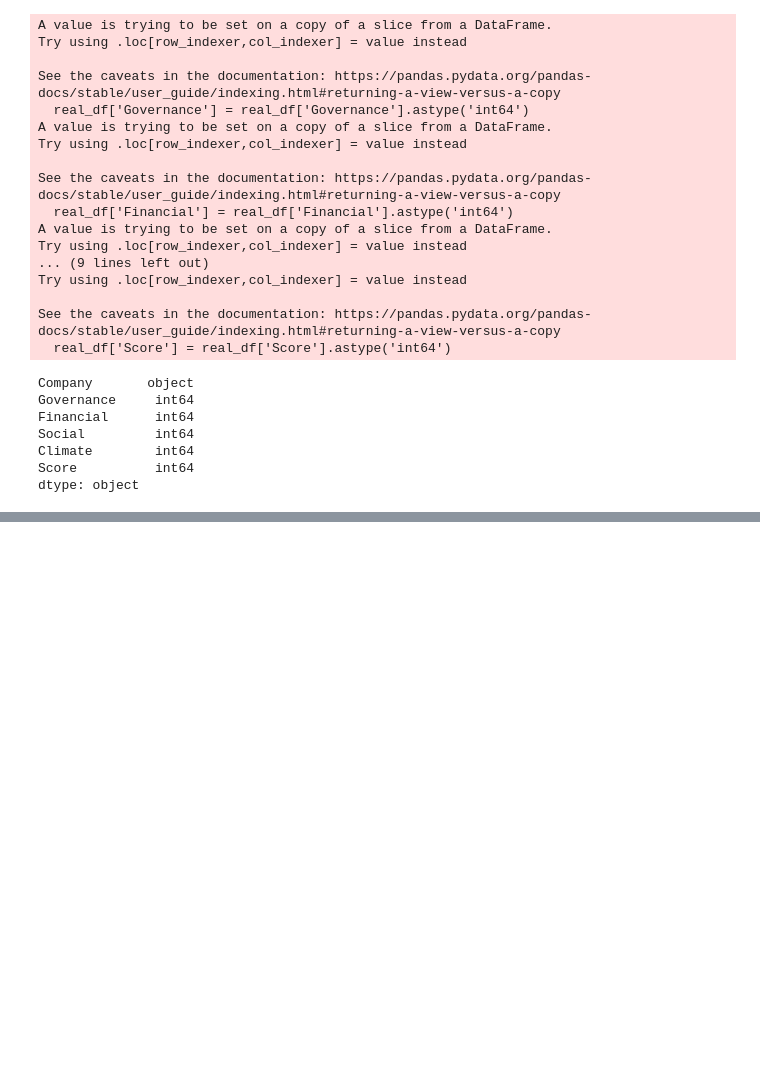
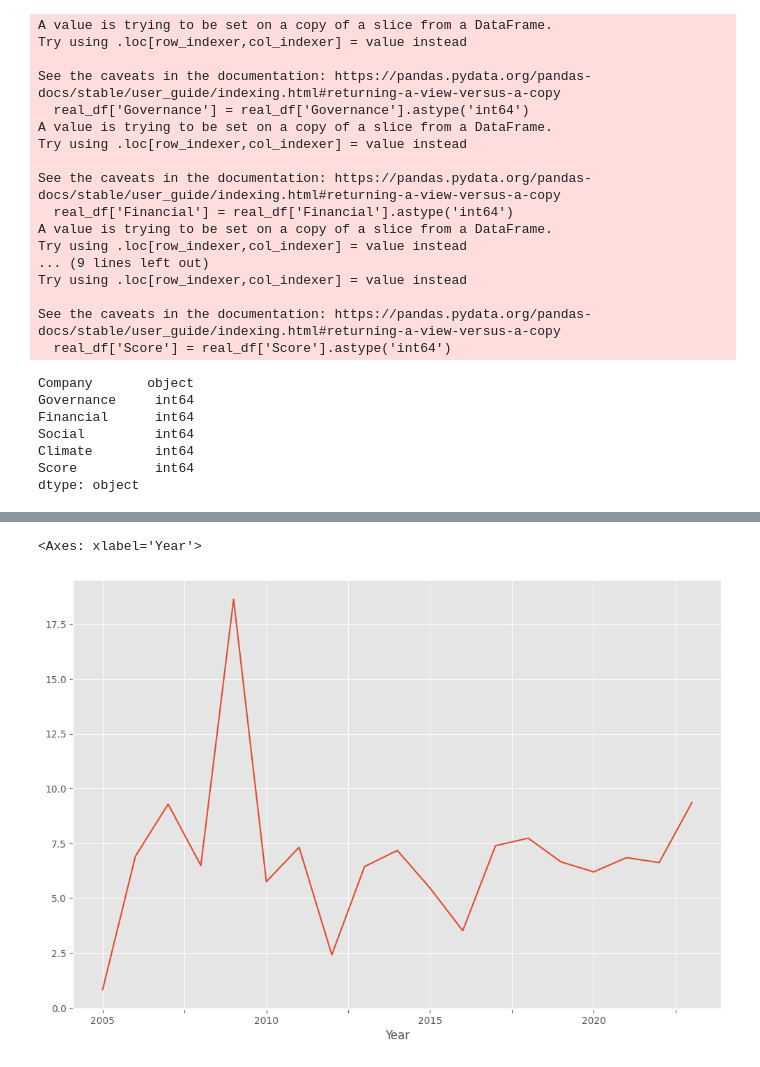
Before and after one commit to Marcotmr/Sustainability-Report-Score, a Jupyter notebook: Indicator_12_6_1_ML_NLP_project_.ipynb, the cells around one changed output, grey strips where cells are left out. Cells and saved outputs as stored; diff of their text form; code cells hidden in the pictures; blank space fills up the shorter version.

```diff
--- a/Indicator_12_6_1_ML_NLP_project_.ipynb
+++ b/Indicator_12_6_1_ML_NLP_project_.ipynb
@@ -381,0 +446,2 @@ sns.regplot(x='Score',y='Financial',data=real_df, scatter_kws={"color":"red"},li
+# %%
+real_df = real_df.drop(columns=['Year'])
@@ -381,0 +468,5 @@ sns.regplot(x='Score',y='Financial',data=real_df, scatter_kws={"color":"red"},li
+# %%
+real_df['Company'] = real_df['Company'].astype('str')
+# %%
+#adding year column to table
+real_df['Year'] = real_df['Company'].str.extract('(20\d+)$').fillna('2023')
@@ -381,0 +493,2 @@ sns.regplot(x='Score',y='Financial',data=real_df, scatter_kws={"color":"red"},li
+# %%
+real_df.sort_values(by=['Year'],inplace=False,ascending=False)
@@ -381,0 +554,6 @@ sns.regplot(x='Score',y='Financial',data=real_df, scatter_kws={"color":"red"},li
+# %%
+#plotting average score per year
+real_df.groupby('Year')['Score'].mean().plot()
+# %% [output]
+<Axes: xlabel='Year'>
+[figure, added]
```
Also changed, not shown: parts of 36 cells of this notebook.
